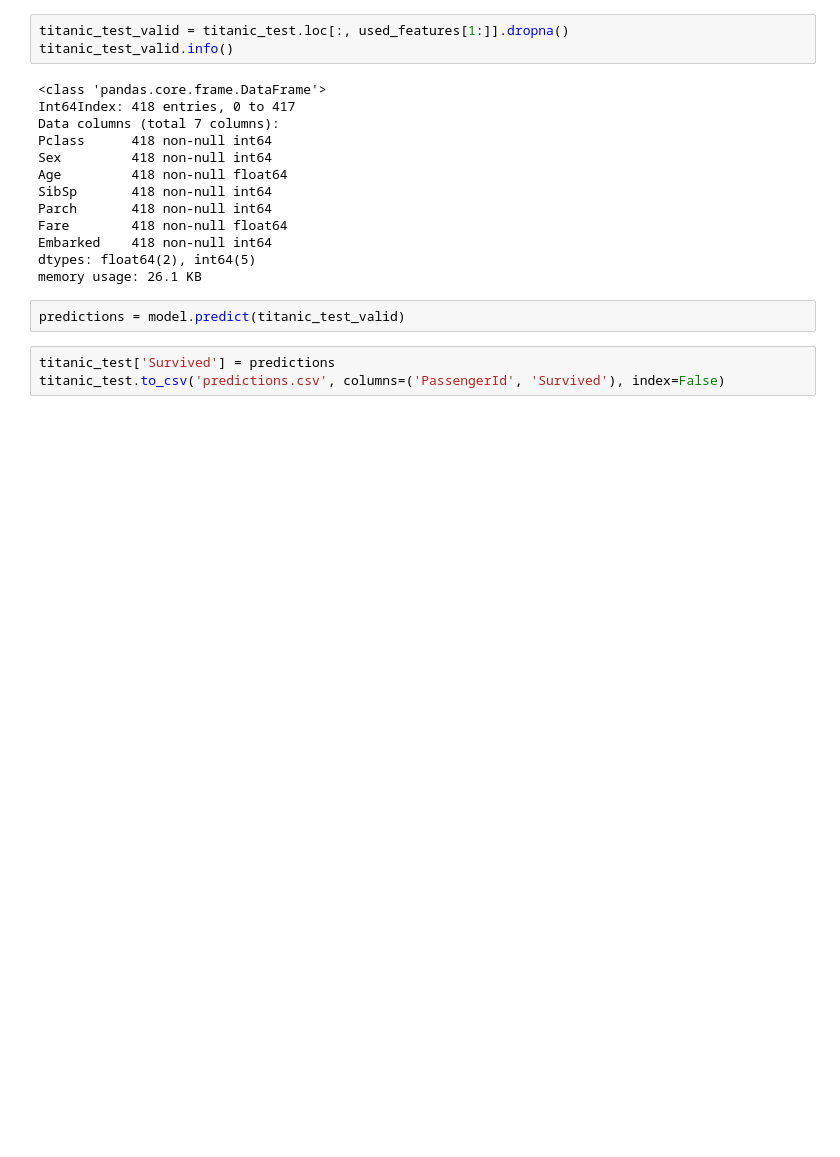
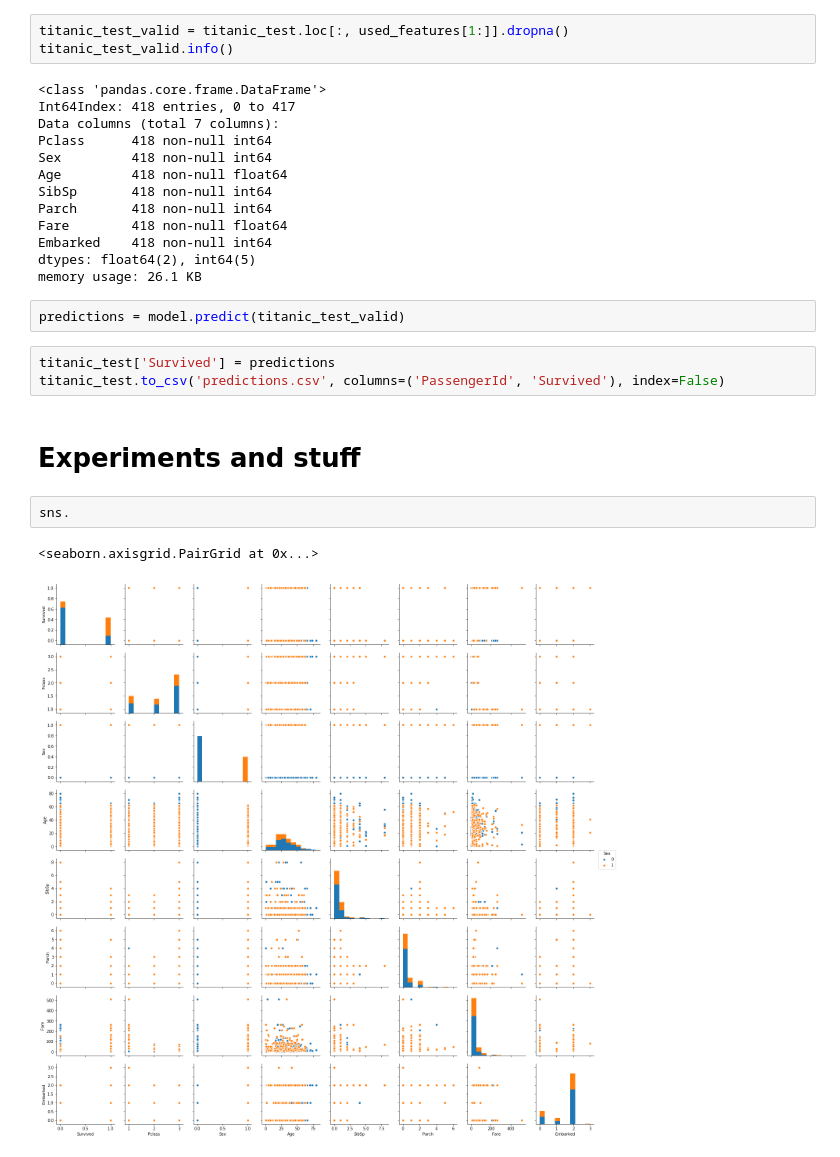
Before and after one commit to AlpacaRotorvator/kaggle-titanic, a Jupyter notebook: titanic.ipynb, the cells around one changed output. Cells and saved outputs as stored; diff of their text form; blank space fills up the shorter version.

```diff
--- a/titanic.ipynb
+++ b/titanic.ipynb
@@ -179,3 +183,10 @@ predictions = model.predict(titanic_test_valid)
 # %%
 titanic_test['Survived'] = predictions
 titanic_test.to_csv('predictions.csv', columns=('PassengerId', 'Survived'), index=False)
+# %% [markdown]
+# Experiments and stuff
+# %%
+sns.
+# %% [output]
+<seaborn.axisgrid.PairGrid at 0x...>
+[figure, added]
```
Also changed, not shown: parts of 5 cells of this notebook.
